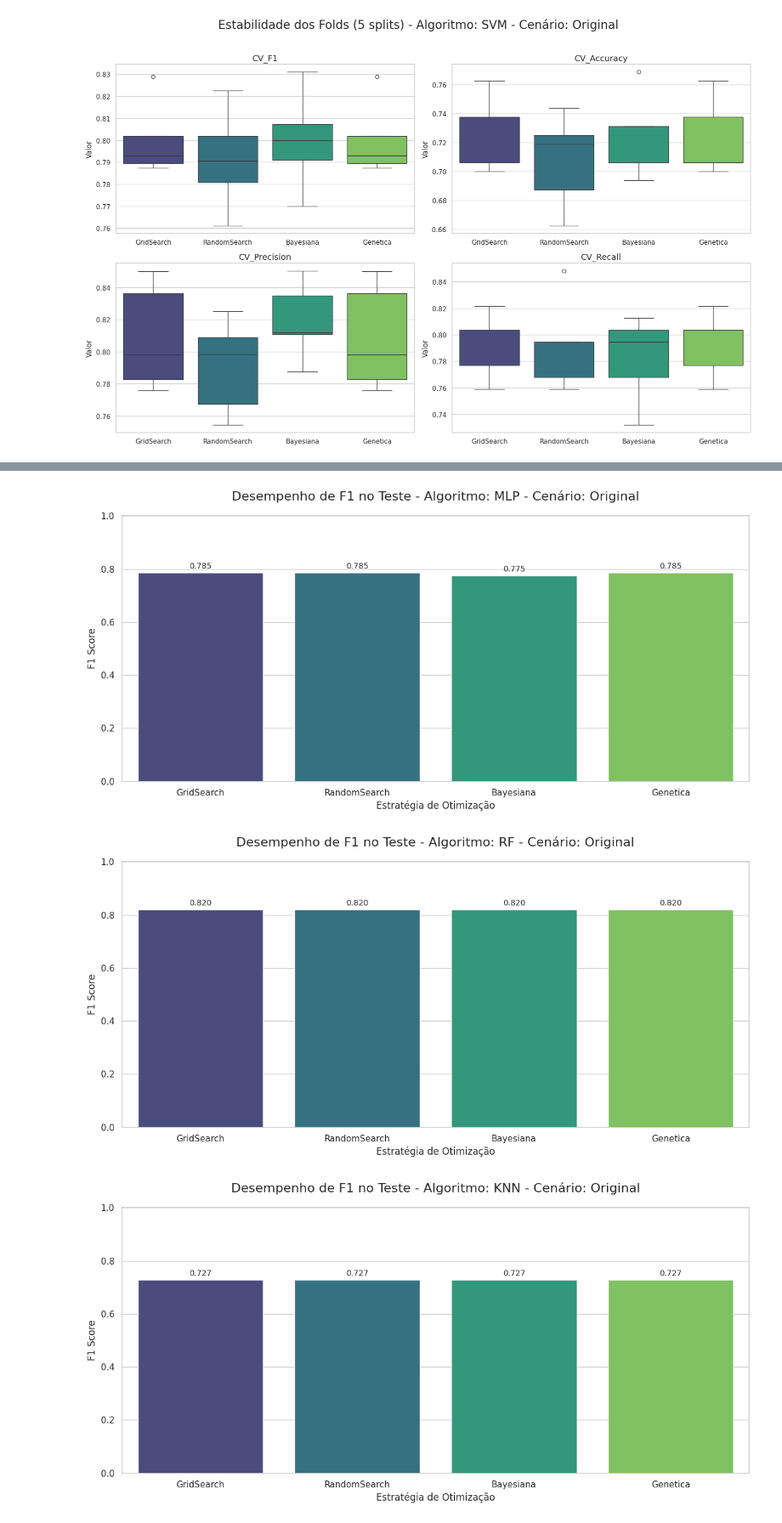
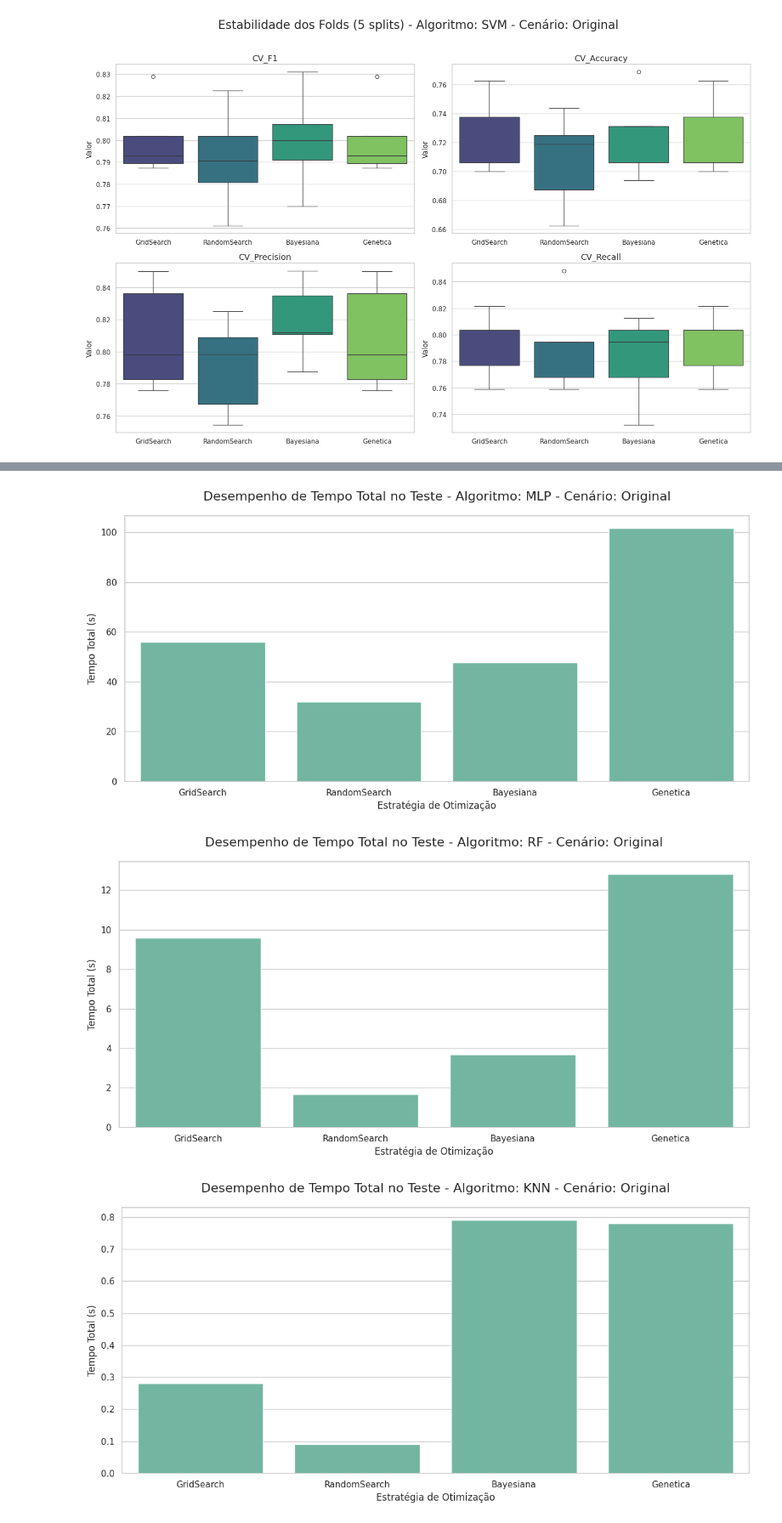
Before and after one commit to KauaHenSilva/Trabalho_Topicos_10, a Jupyter notebook: main.ipynb, the cells around one changed output, grey strips where cells are left out. Shown at 85% size. Drawn from its saved outputs; the diff is of its cells as text; code cells hidden in the pictures.

Commit message:
feat: funcionalidades de tempo

```diff
--- a/main.ipynb
+++ b/main.ipynb
@@ -361,23 +361,18 @@ for categoria in df_resultados_resumo['Cenario'].unique():
 
     for algoritmo in df_resultados_resumo['Algoritmo'].unique():
         plt.figure(figsize=(12, 6))
-        df_plot = df_cenario[df_cenario['Algoritmo'] == algoritmo]
 
         ax = sns.barplot(
-            data=df_plot,
+            data=df_cenario[df_cenario['Algoritmo'] == algoritmo],
             x="Otimizador",
-            y="TEST_F1",
-            hue="Otimizador",
-            palette="viridis"
+            y="Tempo_Total_s",
+                # hue="Otimizador",
+                # palette="viridis"
         )
 
-        for container in ax.containers:
-            ax.bar_label(container, fmt='%.3f', padding=3, fontsize=10)
-
-        plt.title(f"Desempenho de F1 no Teste - Algoritmo: {algoritmo} - Cenário: {categoria}", fontsize=16, pad=20)
-        plt.ylabel("F1 Score")
+        plt.title(f"Desempenho de Tempo Total no Teste - Algoritmo: {algoritmo} - Cenário: {categoria}", fontsize=16, pad=20)
+        plt.ylabel("Tempo Total (s)")
         plt.xlabel("Estratégia de Otimização")
-        plt.ylim(0, 1)
         plt.tight_layout()
         plt.show()
 # %% [output]
@@ -388,3 +383,3 @@ for categoria in df_resultados_resumo['Cenario'].unique():
-[figure, old version]
+[figure, new version]
-[figure, old version]
+[figure, new version]
-[figure, old version]
+[figure, new version]
```
Also changed, not shown: parts of 1 cell of this notebook.
